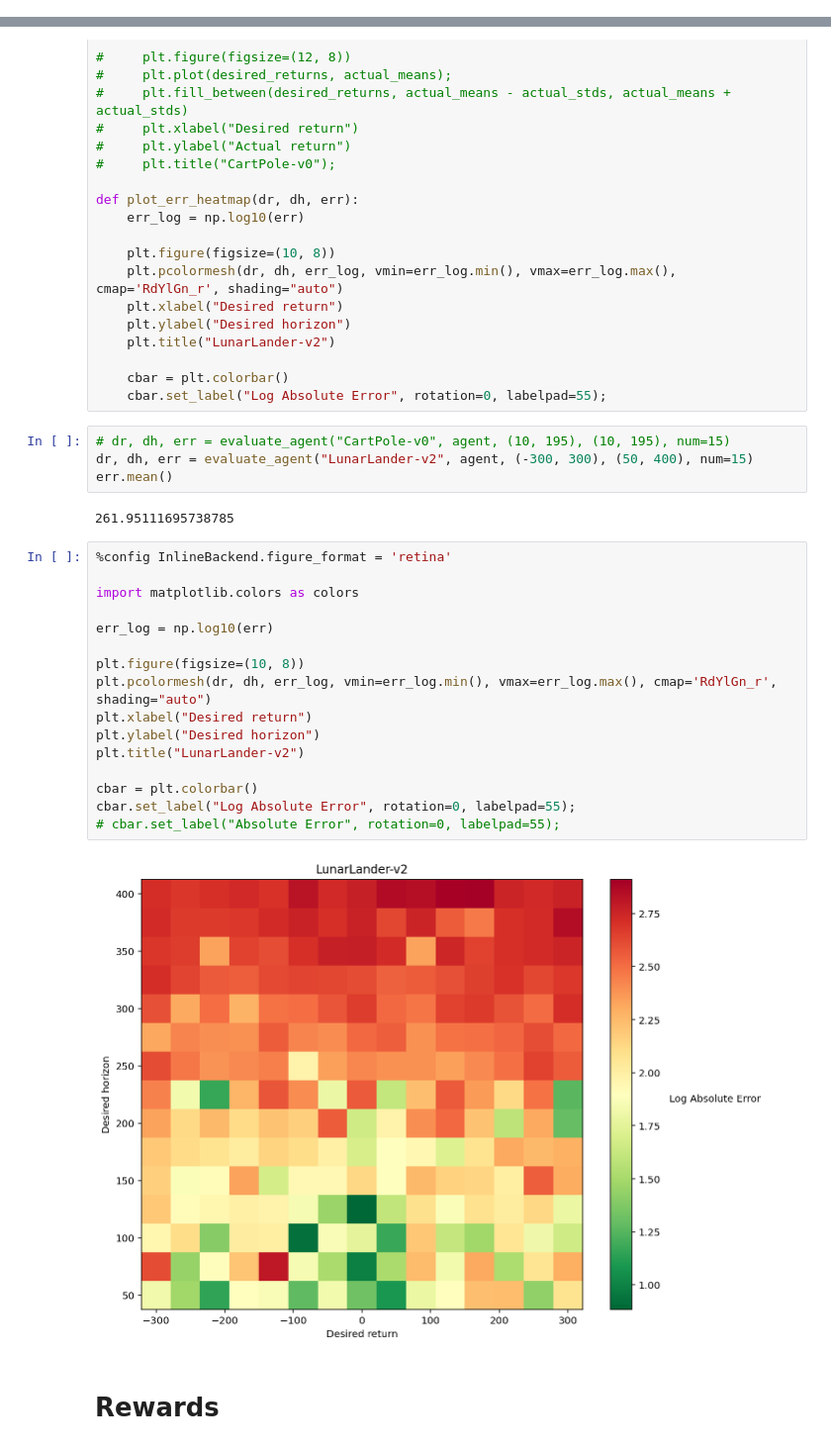
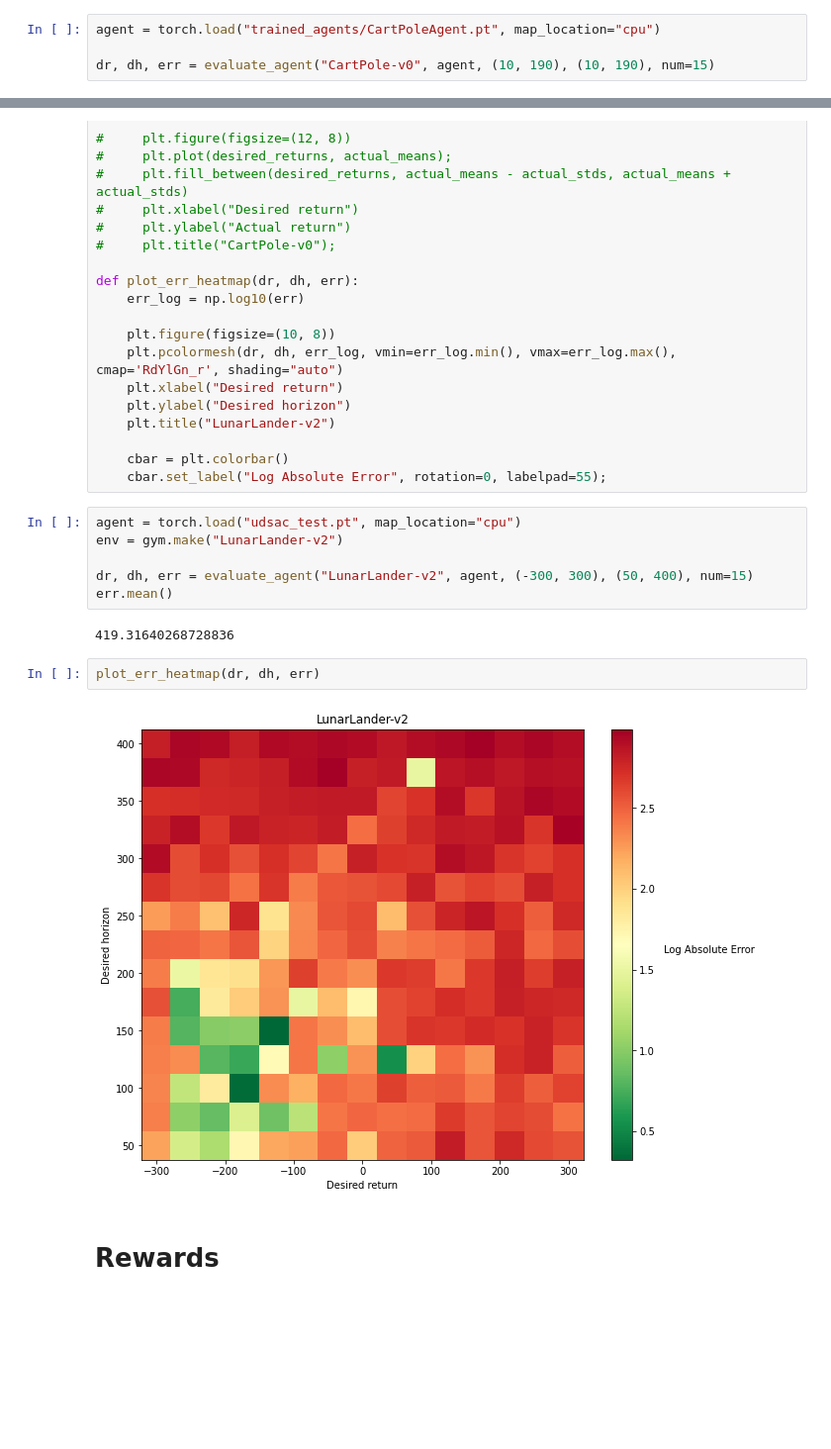
Before and after one commit to Howuhh/top_secret_udsac, a Jupyter notebook: agent_test.ipynb, the cells around one changed output, grey strips where cells are left out. Shown at 99% size. Cells and saved outputs as stored; diff of their text form; blank space fills up the shorter version.

```diff
--- a/agent_test.ipynb
+++ b/agent_test.ipynb
@@ -66,0 +35,4 @@ err1.mean(), err2.mean()
+# %%
+agent = torch.load("trained_agents/CartPoleAgent.pt", map_location="cpu")
+
+dr, dh, err = evaluate_agent("CartPole-v0", agent, (10, 190), (10, 190), num=15)
@@ -94,29 +76,17 @@ def plot_err_heatmap(dr, dh, err):
     cbar = plt.colorbar()
     cbar.set_label("Log Absolute Error", rotation=0, labelpad=55);
 # %%
-# dr, dh, err = evaluate_agent("CartPole-v0", agent, (10, 195), (10, 195), num=15)
+agent = torch.load("udsac_test.pt", map_location="cpu")
+env = gym.make("LunarLander-v2")
+
 dr, dh, err = evaluate_agent("LunarLander-v2", agent, (-300, 300), (50, 400), num=15)
 err.mean()
 # %% [output]
-261.95111695738785
+419.31640268728836
-# %%
-%config InlineBackend.figure_format = 'retina'
-
-import matplotlib.colors as colors
-
-err_log = np.log10(err)
-
-plt.figure(figsize=(10, 8))
-plt.pcolormesh(dr, dh, err_log, vmin=err_log.min(), vmax=err_log.max(), cmap='RdYlGn_r', shading="auto")
-plt.xlabel("Desired return")
-plt.ylabel("Desired horizon")
-plt.title("LunarLander-v2")
-
-cbar = plt.colorbar()
-cbar.set_label("Log Absolute Error", rotation=0, labelpad=55);
-# cbar.set_label("Absolute Error", rotation=0, labelpad=55);
-# %% [output]
-[figure, removed]
+# %%
+plot_err_heatmap(dr, dh, err)
+# %% [output]
+[figure, added]
 # %% [markdown]
 # Rewards
 # %%
```
Also changed, not shown: parts of 12 cells of this notebook, 4 other files.
